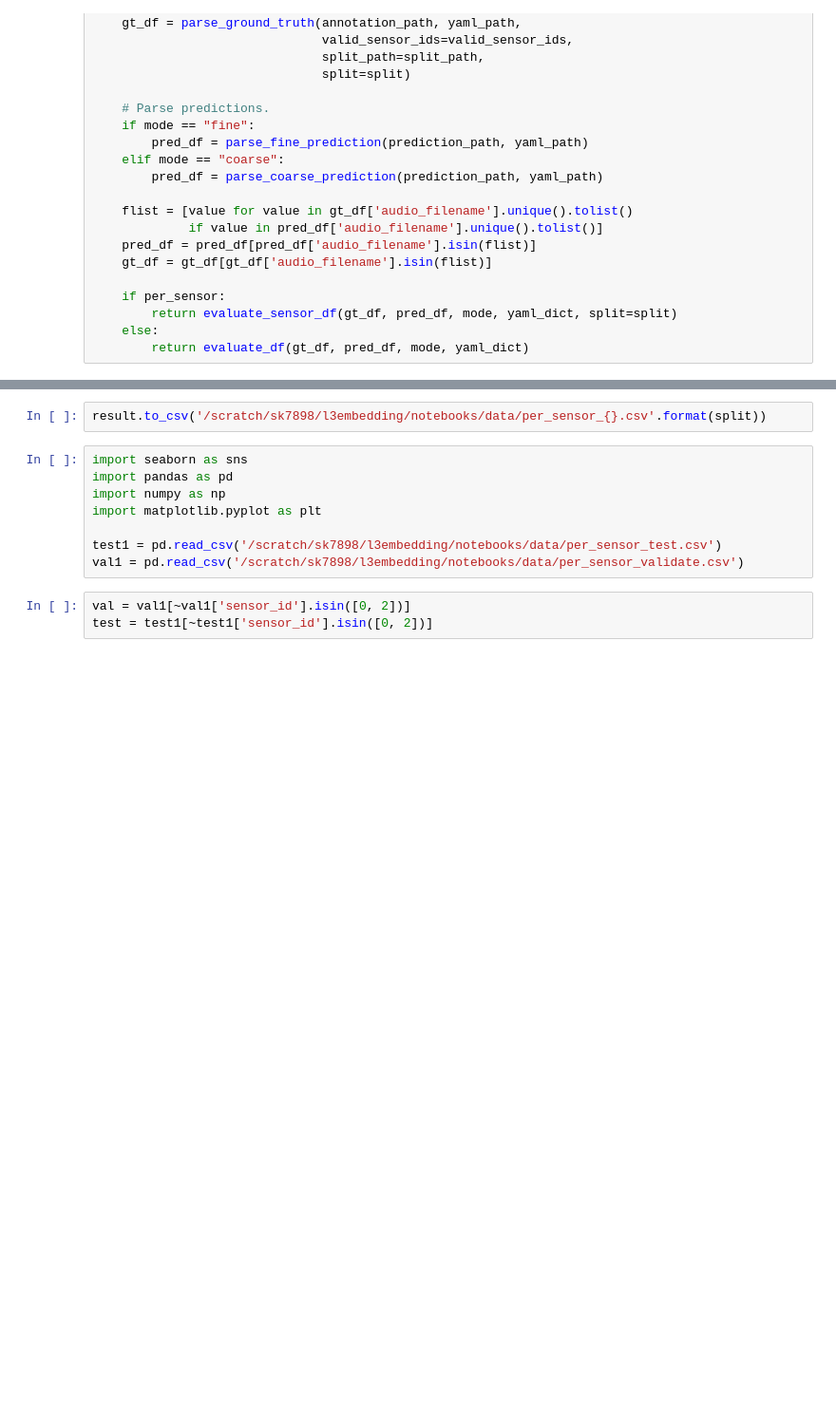
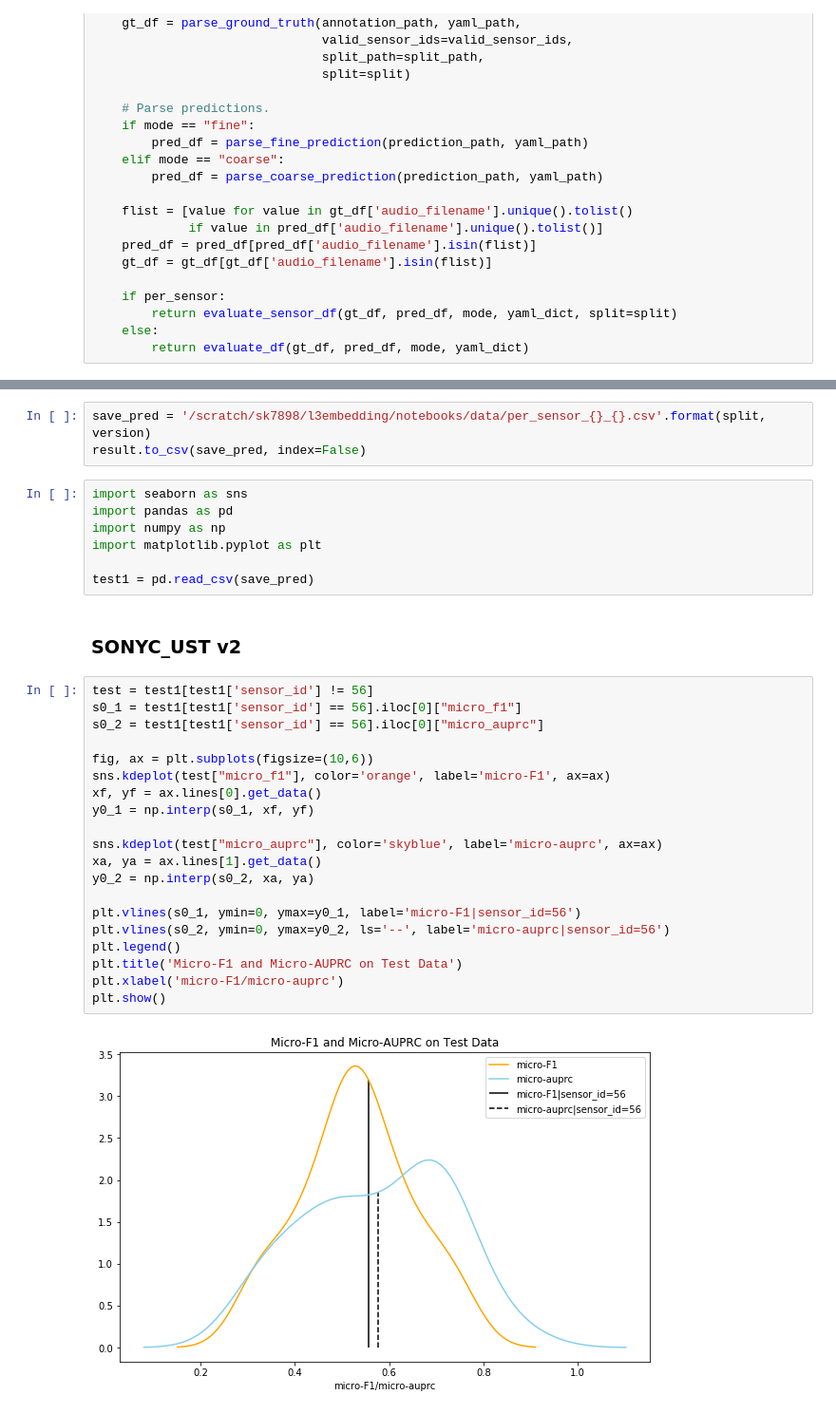
Before and after one commit to ksangeeta2429/l3embedding, a Jupyter notebook: notebooks/evaluate_ust_per_sensor.ipynb, the cells around one changed output, grey strips where cells are left out. Shown: that part at 95% size. Saved outputs shown, nothing was run; the diff lists cells and outputs as text; blank space fills up the shorter version.

```diff
--- a/notebooks/evaluate_ust_per_sensor.ipynb
+++ b/notebooks/evaluate_ust_per_sensor.ipynb
@@ -296,13 +307,34 @@ result
 # %%
-result.to_csv('/scratch/sk7898/l3embedding/notebooks/data/per_sensor_{}.csv'.format(split))
+save_pred = '/scratch/sk7898/l3embedding/notebooks/data/per_sensor_{}_{}.csv'.format(split, version)
+result.to_csv(save_pred, index=False)
 # %%
 import seaborn as sns
 import pandas as pd
 import numpy as np
 import matplotlib.pyplot as plt
 
-test1 = pd.read_csv('/scratch/sk7898/l3embedding/notebooks/data/per_sensor_test.csv')
-val1 = pd.read_csv('/scratch/sk7898/l3embedding/notebooks/data/per_sensor_validate.csv')
+test1 = pd.read_csv(save_pred)
-# %%
-val = val1[~val1['sensor_id'].isin([0, 2])]
-test = test1[~test1['sensor_id'].isin([0, 2])]
+# %% [markdown]
+### SONYC_UST v2
+# %%
+test = test1[test1['sensor_id'] != 56]
+s0_1 = test1[test1['sensor_id'] == 56].iloc[0]["micro_f1"]
+s0_2 = test1[test1['sensor_id'] == 56].iloc[0]["micro_auprc"]
+
+fig, ax = plt.subplots(figsize=(10,6))
+sns.kdeplot(test["micro_f1"], color='orange', label='micro-F1', ax=ax)
+xf, yf = ax.lines[0].get_data()
+y0_1 = np.interp(s0_1, xf, yf)
+
+sns.kdeplot(test["micro_auprc"], color='skyblue', label='micro-auprc', ax=ax)
+xa, ya = ax.lines[1].get_data()
+y0_2 = np.interp(s0_2, xa, ya)
+
+plt.vlines(s0_1, ymin=0, ymax=y0_1, label='micro-F1|sensor_id=56')
+plt.vlines(s0_2, ymin=0, ymax=y0_2, ls='--', label='micro-auprc|sensor_id=56')
+plt.legend()
+plt.title('Micro-F1 and Micro-AUPRC on Test Data')
+plt.xlabel('micro-F1/micro-auprc')
+plt.show()
+# %% [output]
+[figure, added]
```
Also changed, not shown: parts of 13 cells of this notebook, 7 other files.
